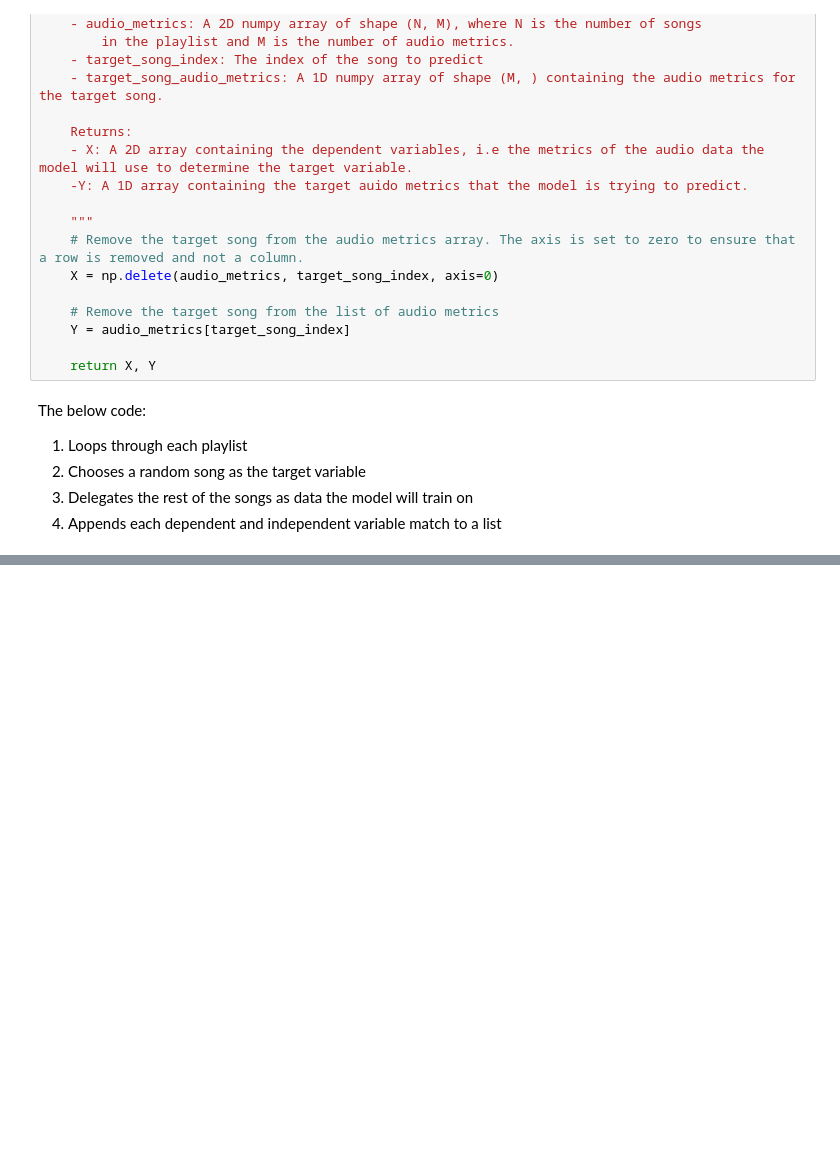
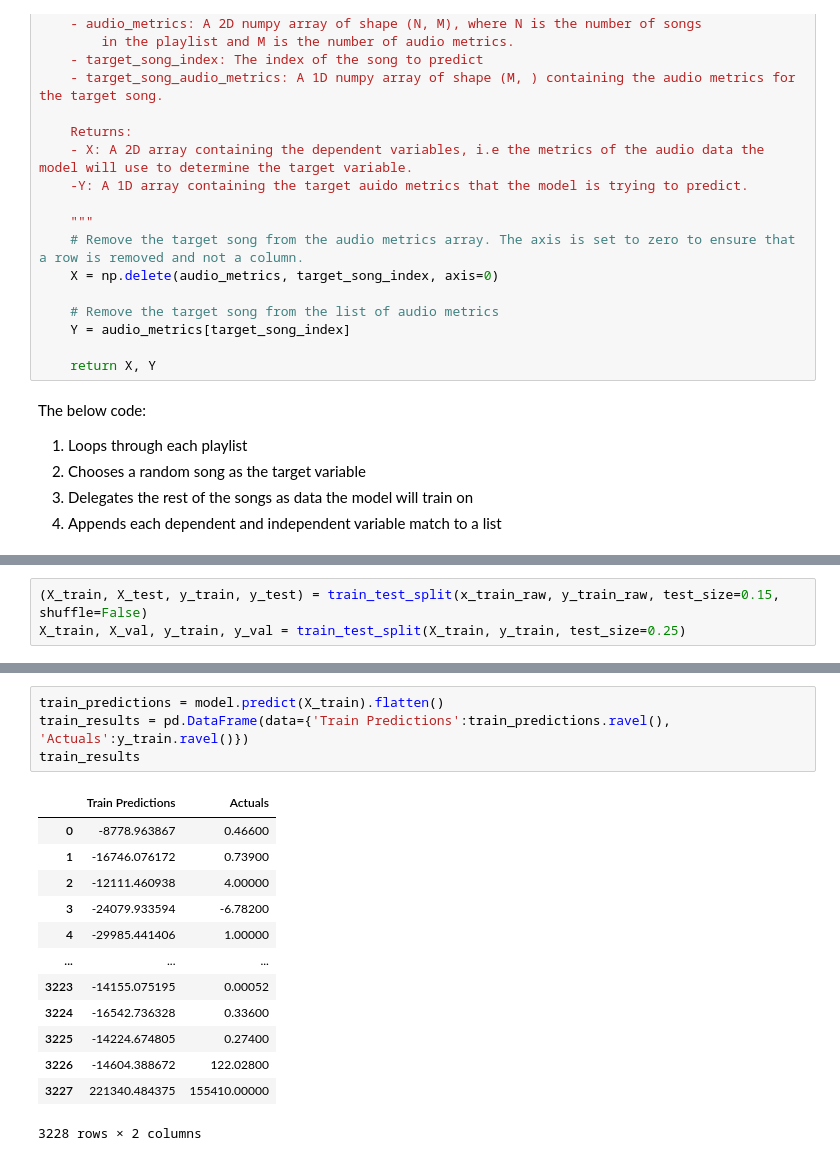
Before and after one commit to EricCallaway/Music_Recommendation_Application, a Jupyter notebook: training_model/RNN_recommendation.ipynb, the cells around one changed output, grey strips where cells are left out. Saved outputs shown, nothing was run; the diff lists cells and outputs as text; blank space fills up the shorter version.

```diff
--- a/training_model/RNN_recommendation.ipynb
+++ b/training_model/RNN_recommendation.ipynb
@@ -170,0 +139,3 @@ Epoch 3/3
+# %%
+(X_train, X_test, y_train, y_test) = train_test_split(x_train_raw, y_train_raw, test_size=0.15, shuffle=False)
+X_train, X_val, y_train, y_val = train_test_split(X_train, y_train, test_size=0.25)
@@ -170,0 +204,18 @@ Epoch 3/3
+# %%
+train_predictions = model.predict(X_train).flatten()
+train_results = pd.DataFrame(data={'Train Predictions':train_predictions.ravel(), 'Actuals':y_train.ravel()})
+train_results
+# %% [output]
+|  | Train Predictions | Actuals |
+| 0 | -8778.963867 | 0.46600 |
+| 1 | -16746.076172 | 0.73900 |
+| 2 | -12111.460938 | 4.00000 |
+| 3 | -24079.933594 | -6.78200 |
+| 4 | -29985.441406 | 1.00000 |
+| ... | ... | ... |
+| 3223 | -14155.075195 | 0.00052 |
+| 3224 | -16542.736328 | 0.33600 |
+| 3225 | -14224.674805 | 0.27400 |
+| 3226 | -14604.388672 | 122.02800 |
+| 3227 | 221340.484375 | 155410.00000 |
+3228 rows × 2 columns
```
Also changed, not shown: parts of 17 cells of this notebook.
